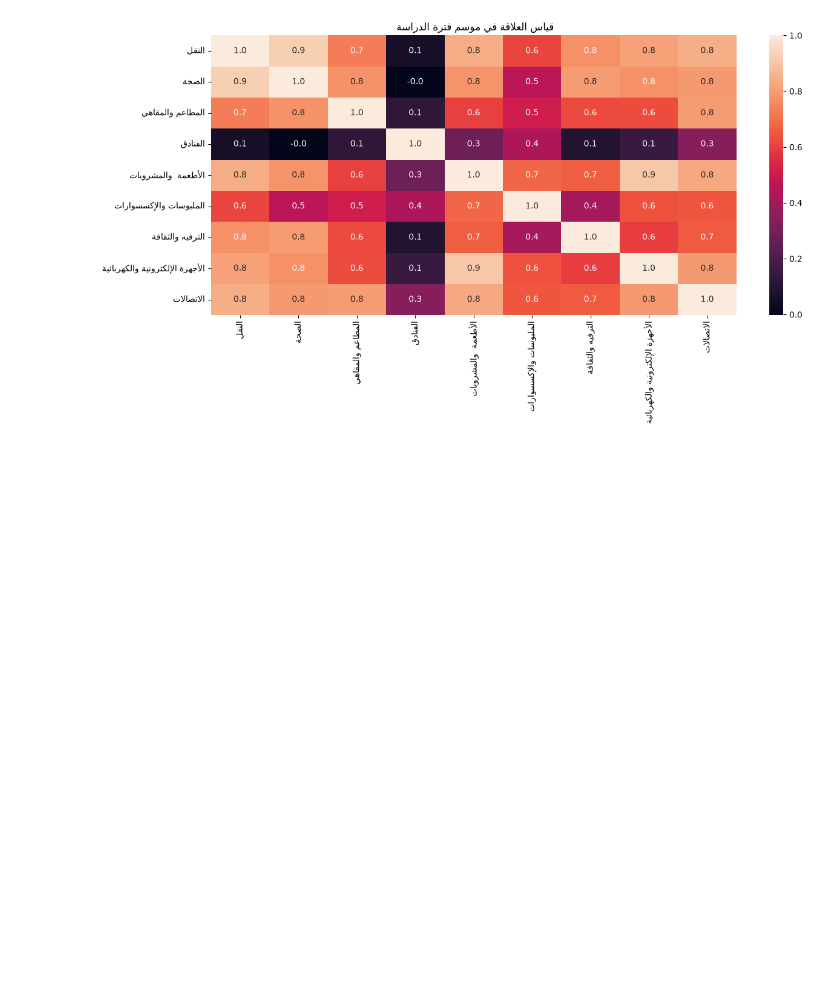
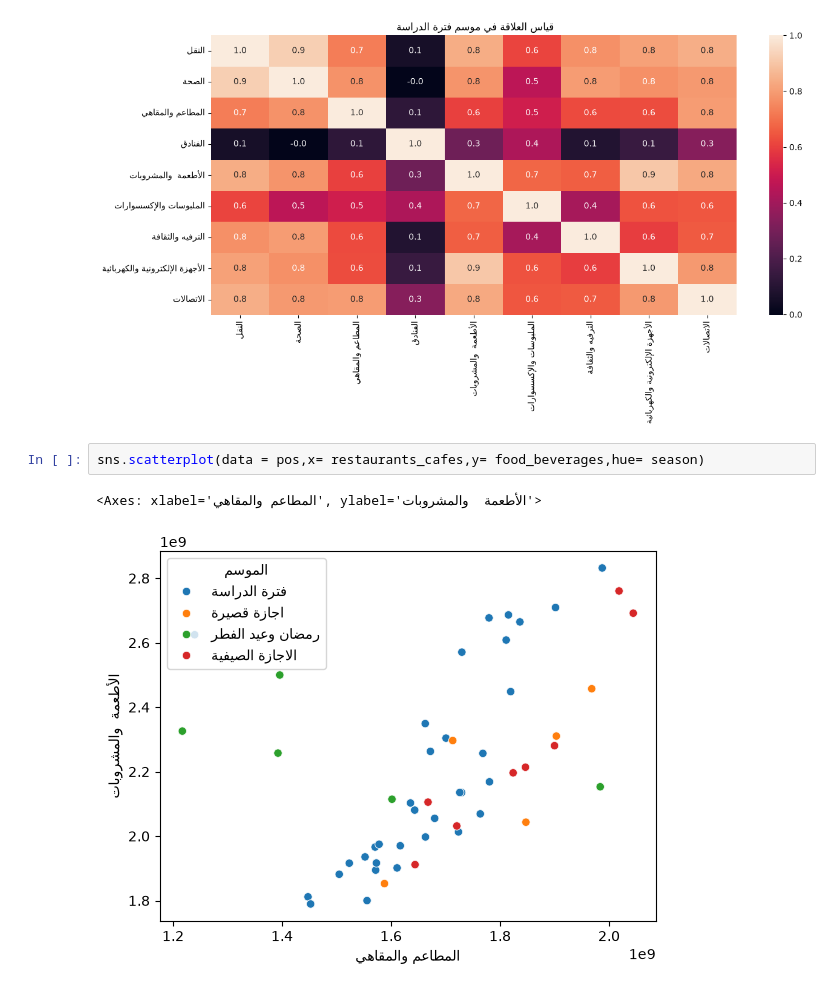
Before and after one commit to ibrahimAM19/EDA_POS-2025-2026, a Jupyter notebook: notebooks/eda.ipynb, the cells around one changed output. Drawn from its saved outputs; the diff is of its cells as text; blank space fills up the shorter version.

```diff
--- a/notebooks/eda.ipynb
+++ b/notebooks/eda.ipynb
@@ -194,3 +194,8 @@ for name, group in a_season:
 [figure]
 <Figure size 640x480 with 0 Axes>
 [figure]
+# %%
+sns.scatterplot(data = pos,x= restaurants_cafes,y= food_beverages,hue= season)
+# %% [output]
+<Axes: xlabel='المطاعم والمقاهي', ylabel='الأطعمة  والمشروبات'>
+[figure, added]
```
Also changed, not shown: 1 other file.
